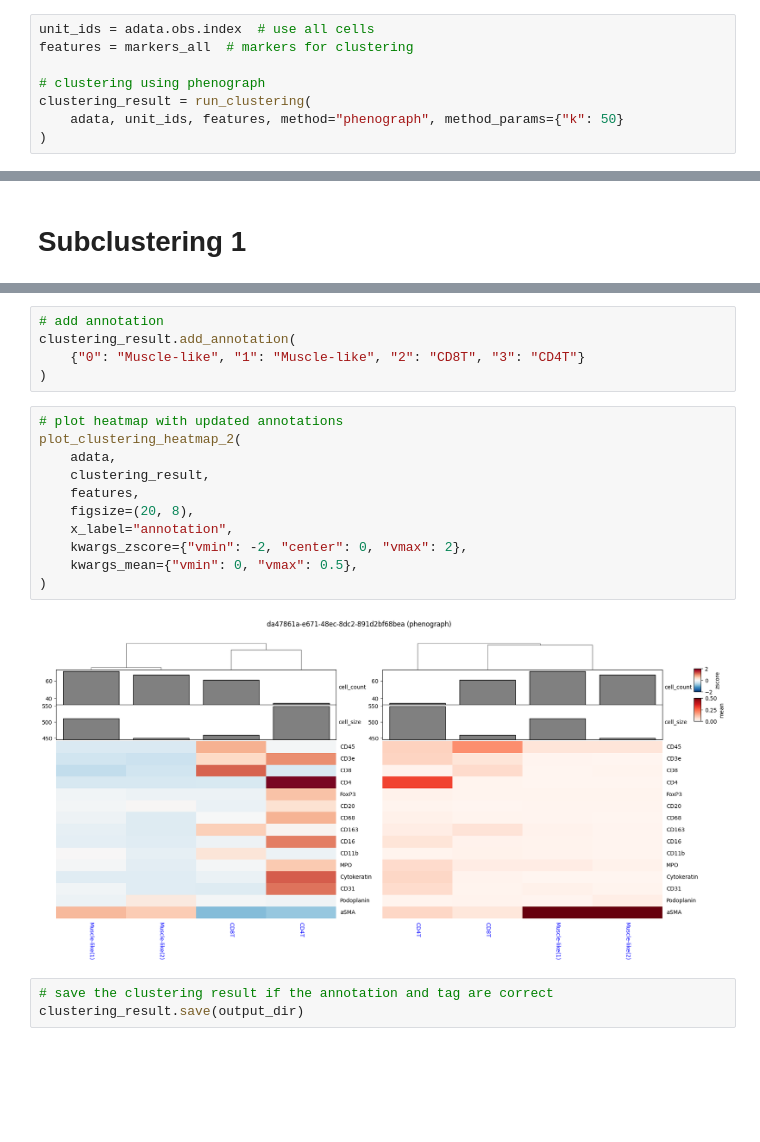
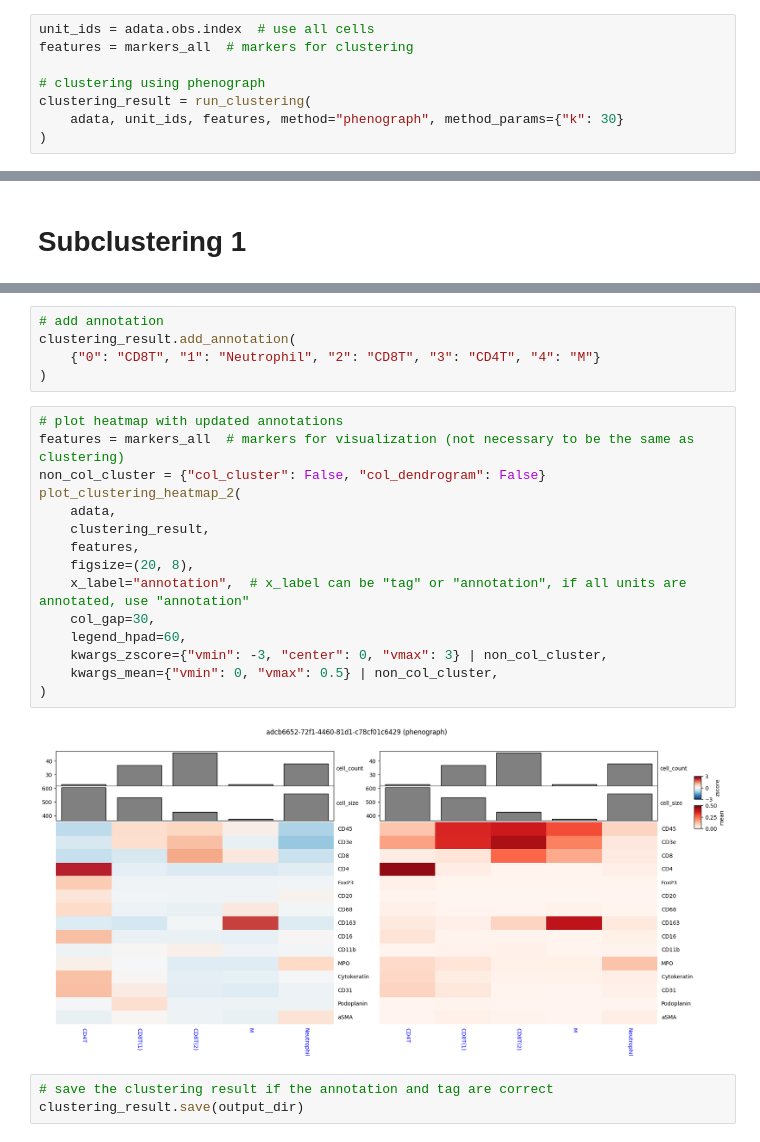
Before and after one commit to wuwenrui555/clustering, a Jupyter notebook: clustering_demo.ipynb, the cells around one changed output, grey strips where cells are left out. Cells and saved outputs as stored; diff of their text form; blank space fills up the shorter version.

```diff
--- a/clustering_demo.ipynb
+++ b/clustering_demo.ipynb
@@ -104,6 +111,6 @@ features = markers_all  # markers for clustering
 
 # clustering using phenograph
 clustering_result = run_clustering(
-    adata, unit_ids, features, method="phenograph", method_params={"k": 50}
+    adata, unit_ids, features, method="phenograph", method_params={"k": 30}
 )
 # %% [output]
@@ -315,21 +364,25 @@ plot_clustering_heatmap_2(
 # %%
 # add annotation
 clustering_result.add_annotation(
-    {"0": "Muscle-like", "1": "Muscle-like", "2": "CD8T", "3": "CD4T"}
+    {"0": "CD8T", "1": "Neutrophil", "2": "CD8T", "3": "CD4T", "4": "M"}
 )
 # %%
 # plot heatmap with updated annotations
+features = markers_all  # markers for visualization (not necessary to be the same as clustering)
+non_col_cluster = {"col_cluster": False, "col_dendrogram": False}
 plot_clustering_heatmap_2(
     adata,
     clustering_result,
     features,
     figsize=(20, 8),
-    x_label="annotation",
-    kwargs_zscore={"vmin": -2, "center": 0, "vmax": 2},
-    kwargs_mean={"vmin": 0, "vmax": 0.5},
+    x_label="annotation",  # x_label can be "tag" or "annotation", if all units are annotated, use "annotation"
+    col_gap=30,
+    legend_hpad=60,
+    kwargs_zscore={"vmin": -3, "center": 0, "vmax": 3} | non_col_cluster,
+    kwargs_mean={"vmin": 0, "vmax": 0.5} | non_col_cluster,
 )
 # %% [output]
-[figure, old version]
+[figure, new version]
 # %%
 # save the clustering result if the annotation and tag are correct
 clustering_result.save(output_dir)
```
Also changed, not shown: parts of 36 cells of this notebook, 2 other files.
